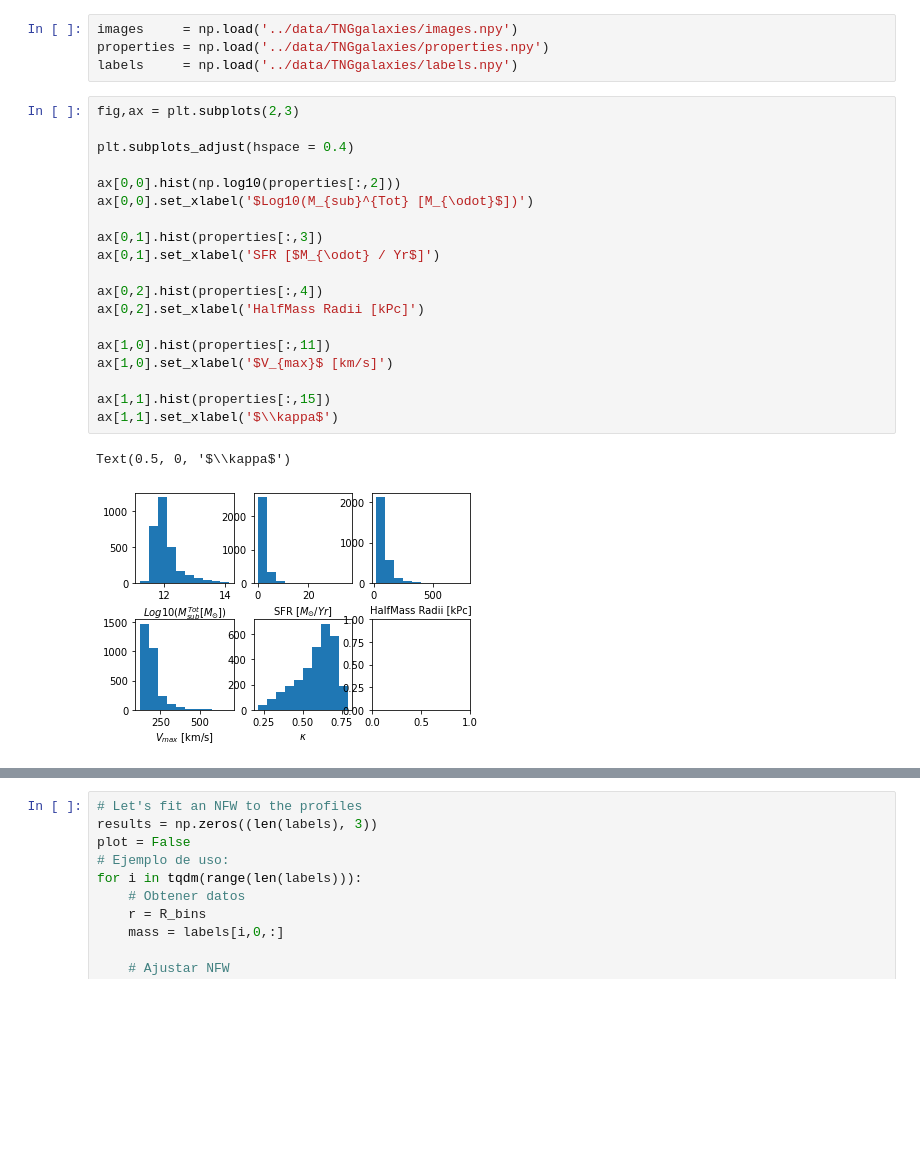
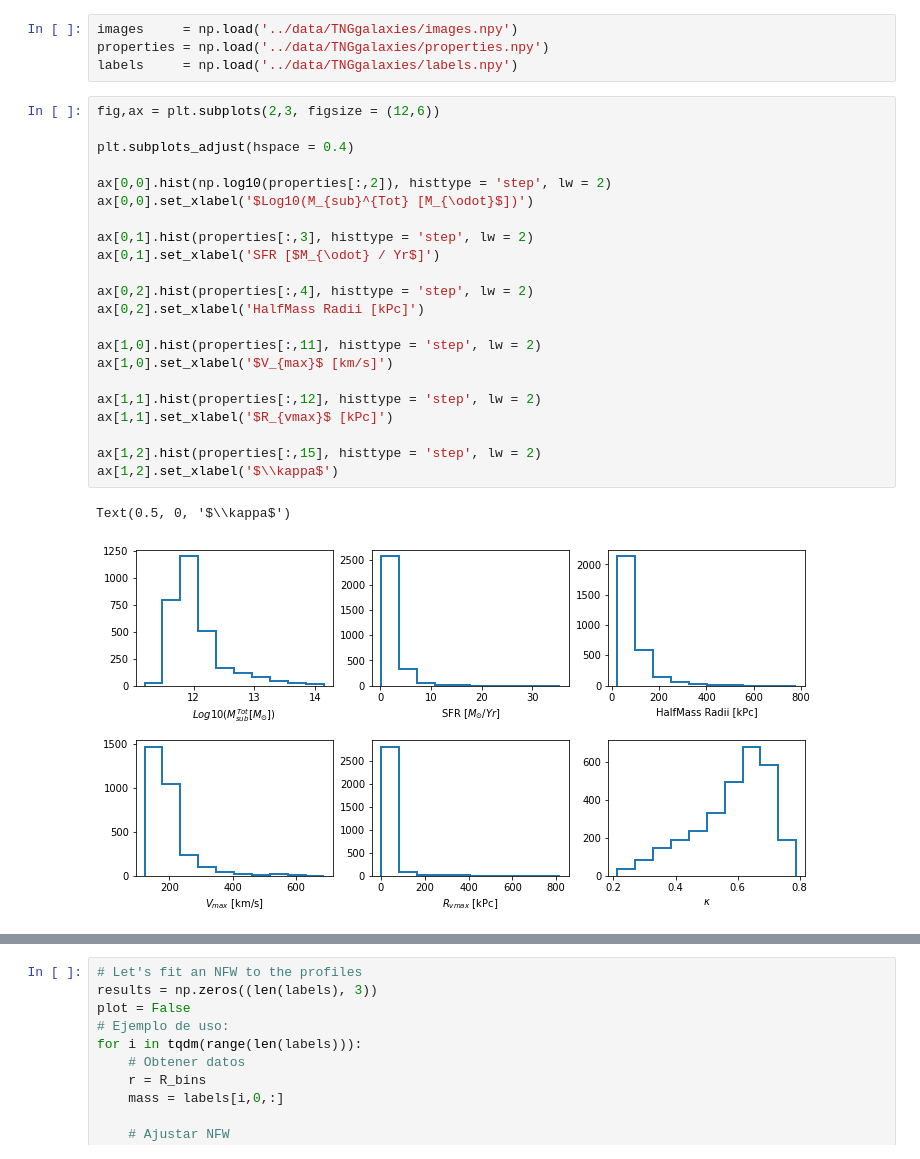
Before and after one commit to Martindelosrios/MaDaMe, a Jupyter notebook: codes/AnalysisProps.ipynb, the cells around one changed output, grey strips where cells are left out. Drawn from its saved outputs; the diff is of its cells as text; blank space fills up the shorter version.

Commit message:
I improve a bit the plots

```diff
--- a/codes/AnalysisProps.ipynb
+++ b/codes/AnalysisProps.ipynb
@@ -158,24 +158,27 @@ images     = np.load('../data/TNGgalaxies/images.npy')
 properties = np.load('../data/TNGgalaxies/properties.npy')
 labels     = np.load('../data/TNGgalaxies/labels.npy')
 # %%
-fig,ax = plt.subplots(2,3)
+fig,ax = plt.subplots(2,3, figsize = (12,6))
 
 plt.subplots_adjust(hspace = 0.4)
 
-ax[0,0].hist(np.log10(properties[:,2]))
+ax[0,0].hist(np.log10(properties[:,2]), histtype = 'step', lw = 2)
 ax[0,0].set_xlabel('$Log10(M_{sub}^{Tot} [M_{\odot}$])')
 
-ax[0,1].hist(properties[:,3])
+ax[0,1].hist(properties[:,3], histtype = 'step', lw = 2)
 ax[0,1].set_xlabel('SFR [$M_{\odot} / Yr$]')
 
-ax[0,2].hist(properties[:,4])
+ax[0,2].hist(properties[:,4], histtype = 'step', lw = 2)
 ax[0,2].set_xlabel('HalfMass Radii [kPc]')
 
-ax[1,0].hist(properties[:,11])
+ax[1,0].hist(properties[:,11], histtype = 'step', lw = 2)
 ax[1,0].set_xlabel('$V_{max}$ [km/s]')
 
-ax[1,1].hist(properties[:,15])
-ax[1,1].set_xlabel('$\\kappa$')
+ax[1,1].hist(properties[:,12], histtype = 'step', lw = 2)
+ax[1,1].set_xlabel('$R_{vmax}$ [kPc]')
+
+ax[1,2].hist(properties[:,15], histtype = 'step', lw = 2)
+ax[1,2].set_xlabel('$\\kappa$')
 # %% [output]
 Text(0.5, 0, '$\\kappa$')
-[figure, old version]
+[figure, new version]
```
Also changed, not shown: parts of 10 cells of this notebook.
